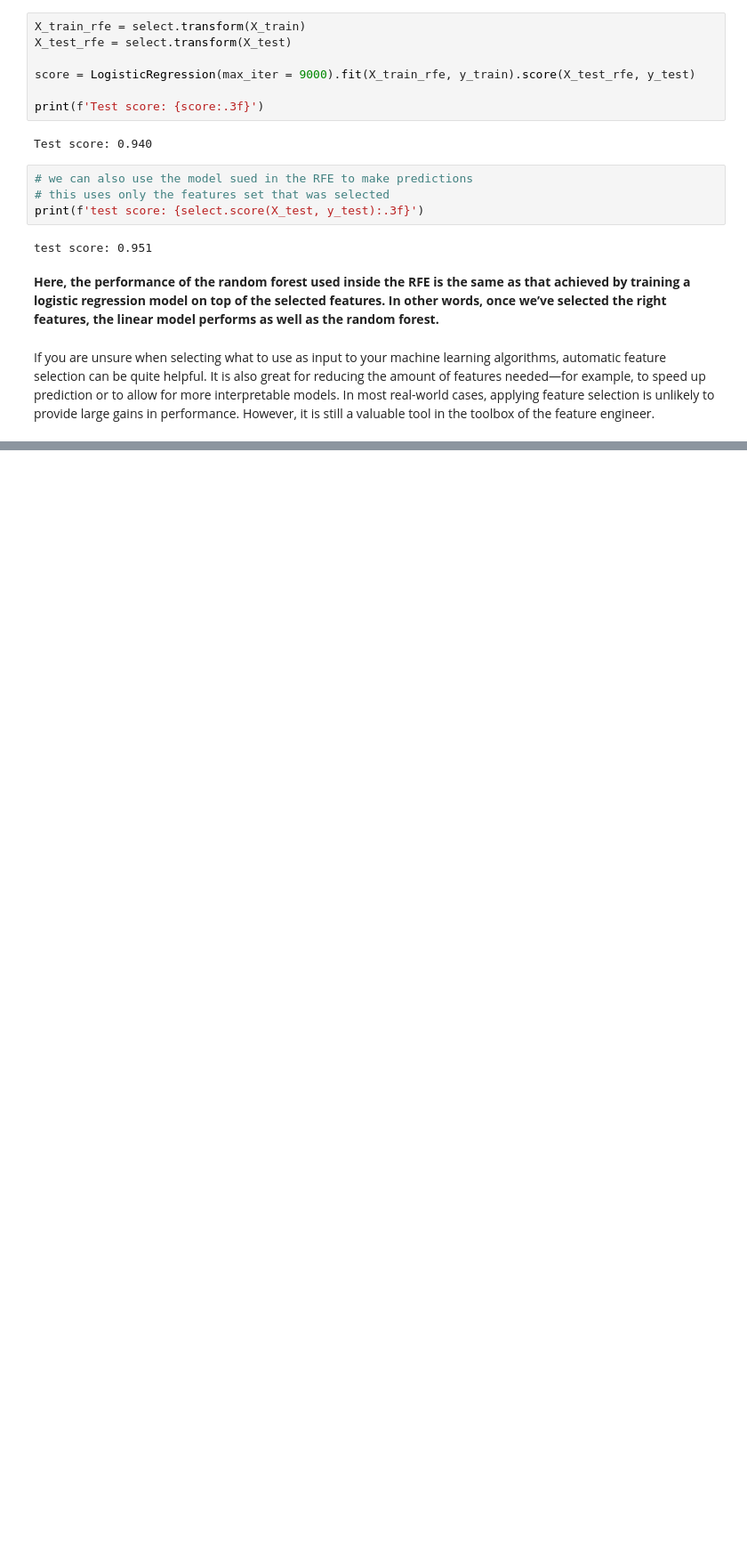
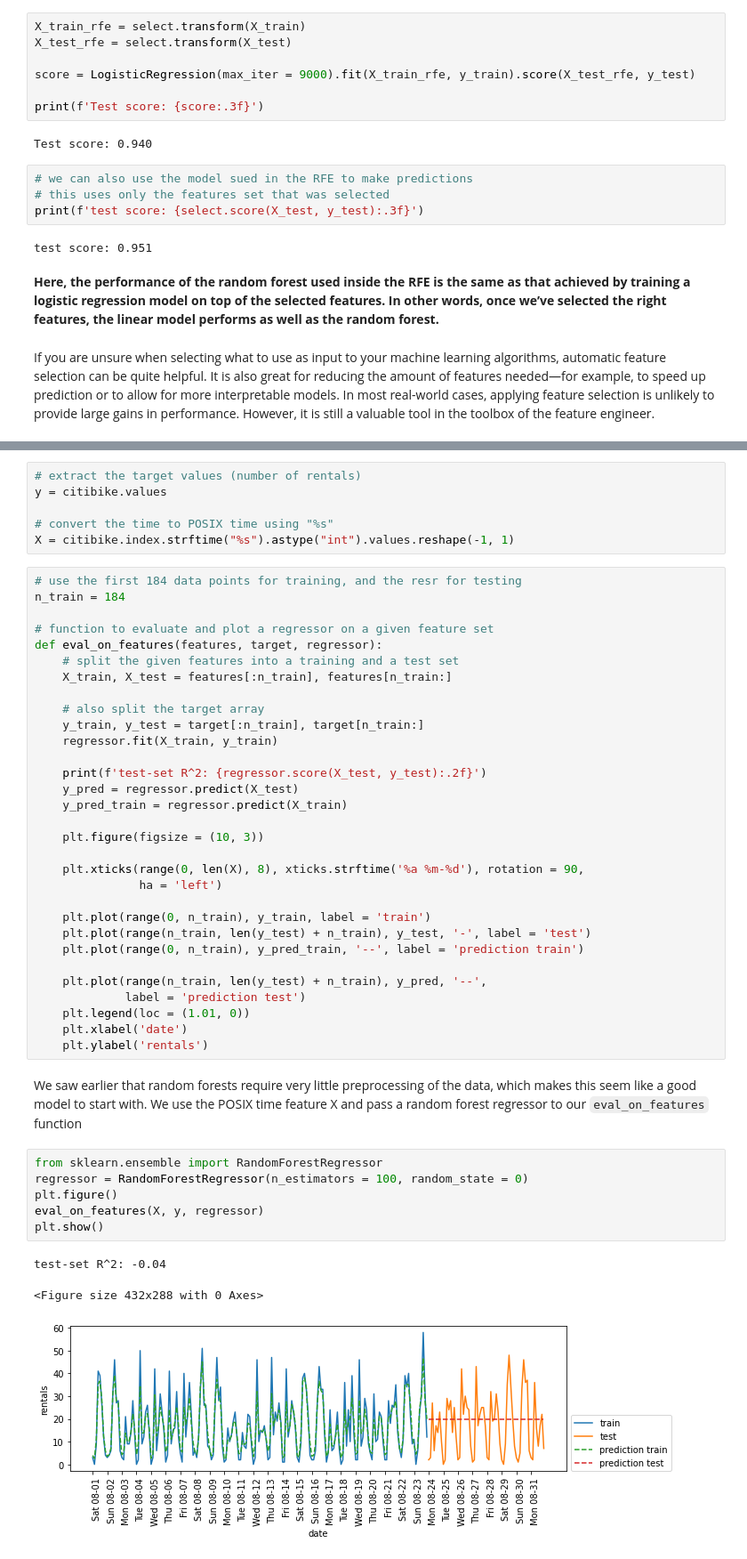
Before and after one commit to cmarsa/imlwp, a Jupyter notebook: 04_representing_data_and_engineering_features.ipynb, the cells around one changed output, grey strips where cells are left out. Shown at 89% size. Drawn from its saved outputs; the diff is of its cells as text; blank space fills up the shorter version.

```diff
--- a/04_representing_data_and_engineering_features.ipynb
+++ b/04_representing_data_and_engineering_features.ipynb
@@ -937,0 +986,51 @@ the toolbox of the feature engineer.
+# %%
+# extract the target values (number of rentals)
+y = citibike.values
+
+# convert the time to POSIX time using "%s"
+X = citibike.index.strftime("%s").astype("int").values.reshape(-1, 1)
+# %%
+# use the first 184 data points for training, and the resr for testing
+n_train = 184
+
+# function to evaluate and plot a regressor on a given feature set
+def eval_on_features(features, target, regressor):
+    # split the given features into a training and a test set
+    X_train, X_test = features[:n_train], features[n_train:]
+
+    # also split the target array
+    y_train, y_test = target[:n_train], target[n_train:]
+    regressor.fit(X_train, y_train)
+
+    print(f'test-set R^2: {regressor.score(X_test, y_test):.2f}')
+    y_pred = regressor.predict(X_test)
+    y_pred_train = regressor.predict(X_train)
+
+    plt.figure(figsize = (10, 3))
+
+    plt.xticks(range(0, len(X), 8), xticks.strftime('%a %m-%d'), rotation = 90,
+               ha = 'left')
+
+    plt.plot(range(0, n_train), y_train, label = 'train')
+    plt.plot(range(n_train, len(y_test) + n_train), y_test, '-', label = 'test')
+    plt.plot(range(0, n_train), y_pred_train, '--', label = 'prediction train')
+
+    plt.plot(range(n_train, len(y_test) + n_train), y_pred, '--',
+             label = 'prediction test')
+    plt.legend(loc = (1.01, 0))
+    plt.xlabel('date')
+    plt.ylabel('rentals')
+# %% [markdown]
+We saw earlier that random forests require very little preprocessing of the data, which
+makes this seem like a good model to start with. We use the POSIX time feature X and
+pass a random forest regressor to our `eval_on_features` function
+# %%
+from sklearn.ensemble import RandomForestRegressor
+regressor = RandomForestRegressor(n_estimators = 100, random_state = 0)
+plt.figure()
+eval_on_features(X, y, regressor)
+plt.show()
+# %% [output]
+test-set R^2: -0.04
+<Figure size 432x288 with 0 Axes>
+[figure, added]
```
Also changed, not shown: parts of 7 cells of this notebook.
